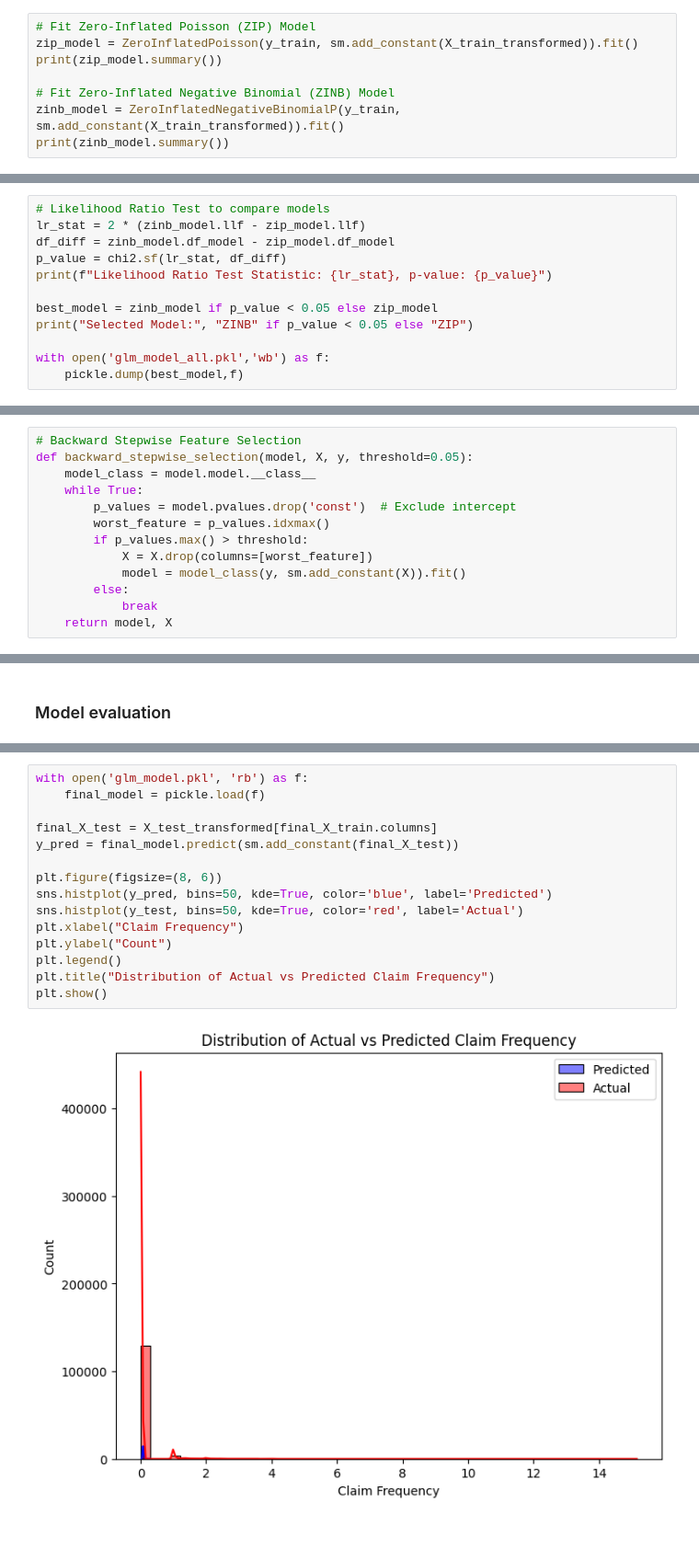
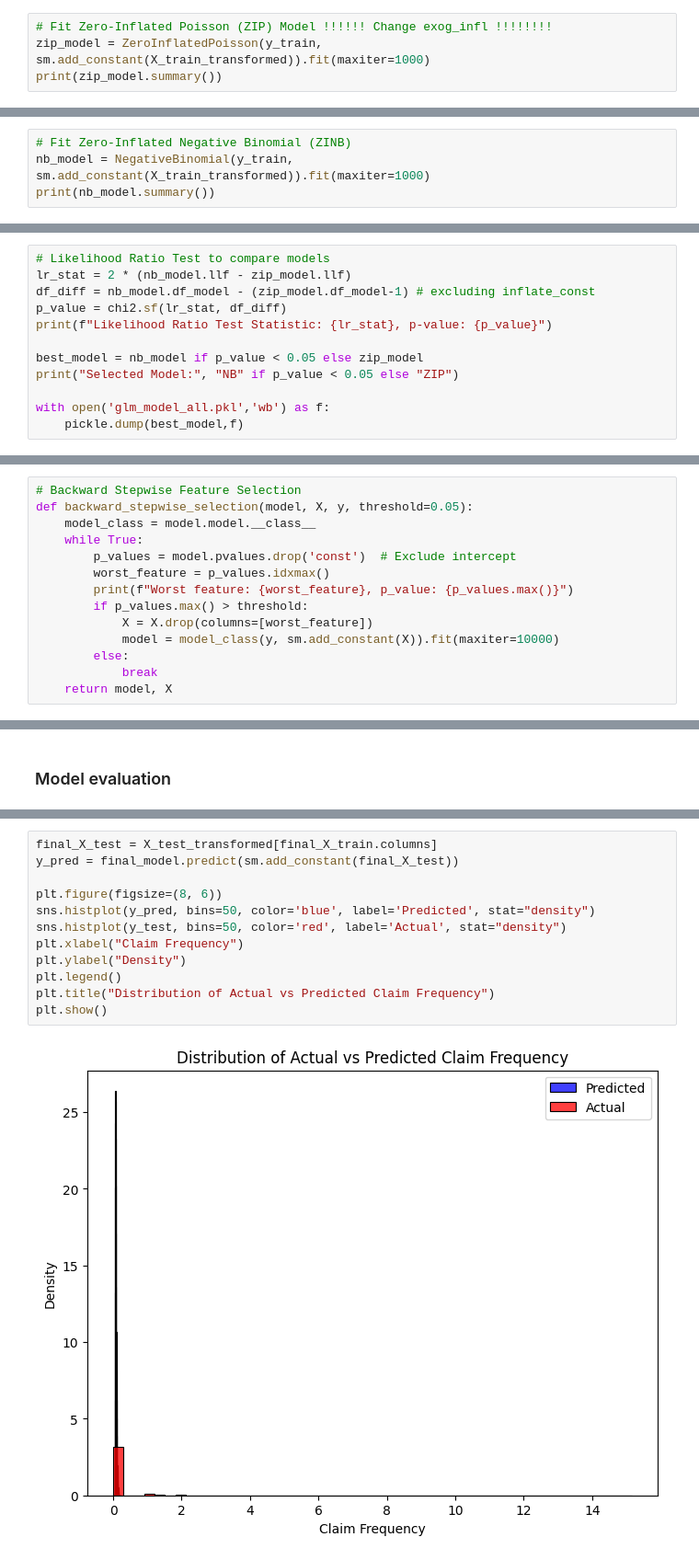
Before and after one commit to NGala540/FrequencyOfClaimsPrediction, a Jupyter notebook: GLM Model Training.ipynb, the cells around one changed output, grey strips where cells are left out. Shown at 92% size. Drawn from its saved outputs; the diff is of its cells as text; blank space fills up the shorter version.

Commit message:
GLM training, beginning additional reaserch

```diff
--- a/GLM Model Training.ipynb
+++ b/GLM Model Training.ipynb
@@ -80,11 +89,7 @@ X_test_transformed.drop(columns=["num__VehPowerDriverAge"], axis=1, inplace=True
 # %% [markdown]
 ### Likelihood Ratio Test
 # %%
-# Fit Zero-Inflated Poisson (ZIP) Model
-zip_model = ZeroInflatedPoisson(y_train, sm.add_constant(X_train_transformed)).fit()
+# Fit Zero-Inflated Poisson (ZIP) Model !!!!!! Change exog_infl !!!!!!!!
+zip_model = ZeroInflatedPoisson(y_train, sm.add_constant(X_train_transformed)).fit(maxiter=1000)
 print(zip_model.summary())
-
-# Fit Zero-Inflated Negative Binomial (ZINB) Model
-zinb_model = ZeroInflatedNegativeBinomialP(y_train, sm.add_constant(X_train_transformed)).fit()
-print(zinb_model.summary())
 # %% [output]
@@ -132,0 +113,4 @@ alpha                       12.5225        nan        nan        nan         nan
+# %%
+# Fit Zero-Inflated Negative Binomial (ZINB)
+nb_model = NegativeBinomial(y_train, sm.add_constant(X_train_transformed)).fit(maxiter=1000)
+print(nb_model.summary())
@@ -133,12 +135,12 @@ alpha                       12.5225        nan        nan        nan         nan
 # %%
 # Likelihood Ratio Test to compare models
-lr_stat = 2 * (zinb_model.llf - zip_model.llf)
-df_diff = zinb_model.df_model - zip_model.df_model
+lr_stat = 2 * (nb_model.llf - zip_model.llf)
+df_diff = nb_model.df_model - (zip_model.df_model-1) # excluding inflate_const
 p_value = chi2.sf(lr_stat, df_diff)
 print(f"Likelihood Ratio Test Statistic: {lr_stat}, p-value: {p_value}")
 
-best_model = zinb_model if p_value < 0.05 else zip_model
-print("Selected Model:", "ZINB" if p_value < 0.05 else "ZIP")
+best_model = nb_model if p_value < 0.05 else zip_model
+print("Selected Model:", "NB" if p_value < 0.05 else "ZIP")
 
 with open('glm_model_all.pkl','wb') as f:
     pickle.dump(best_model,f)
@@ -154,9 +156,10 @@ def backward_stepwise_selection(model, X, y, threshold=0.05):
     while True:
         p_values = model.pvalues.drop('const')  # Exclude intercept
         worst_feature = p_values.idxmax()
+        print(f"Worst feature: {worst_feature}, p_value: {p_values.max()}")
         if p_values.max() > threshold:
             X = X.drop(columns=[worst_feature])
-            model = model_class(y, sm.add_constant(X)).fit()
+            model = model_class(y, sm.add_constant(X)).fit(maxiter=10000)
         else:
             break
     return model, X
@@ -224,17 +241,14 @@ with open('glm_model.pkl','wb') as f:
 # %%
-with open('glm_model.pkl', 'rb') as f:
-    final_model = pickle.load(f)
-
 final_X_test = X_test_transformed[final_X_train.columns]
 y_pred = final_model.predict(sm.add_constant(final_X_test))
 
 plt.figure(figsize=(8, 6))
-sns.histplot(y_pred, bins=50, kde=True, color='blue', label='Predicted')
-sns.histplot(y_test, bins=50, kde=True, color='red', label='Actual')
+sns.histplot(y_pred, bins=50, color='blue', label='Predicted', stat="density")
+sns.histplot(y_test, bins=50, color='red', label='Actual', stat="density")
 plt.xlabel("Claim Frequency")
-plt.ylabel("Count")
+plt.ylabel("Density")
 plt.legend()
 plt.title("Distribution of Actual vs Predicted Claim Frequency")
 plt.show()
 # %% [output]
-[figure, old version]
+[figure, new version]
```
Also changed, not shown: parts of 22 cells of this notebook, 2 other files.
